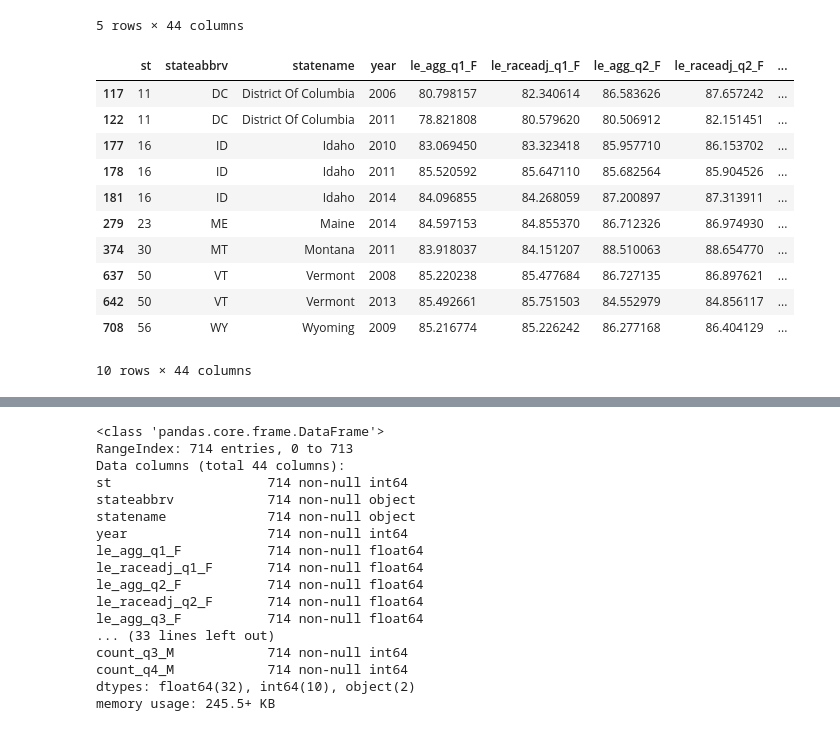
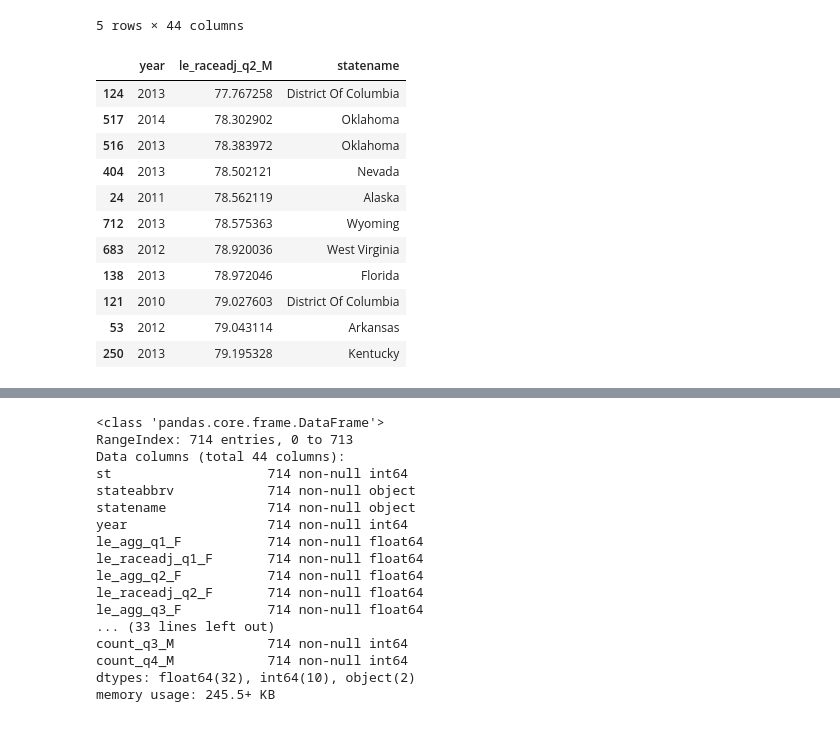
Before and after one commit to Eddiedude1/Battling_Life_Expectancy_Decline, a Jupyter notebook: Life Expectancy Data EDA Eddie.ipynb, the cells around one changed output, grey strips where cells are left out. Drawn from its saved outputs; the diff is of its cells as text; code cells hidden in the pictures.

```diff
--- a/Life Expectancy Data EDA Eddie.ipynb
+++ b/Life Expectancy Data EDA Eddie.ipynb
@@ -40,18 +40,19 @@ df_five.head()
 | 3 | 1 | AL | Alabama | 2004 | 82.787102 | 83.548531 | 83.221657 | 83.739426 | ... |
 | 4 | 1 | AL | Alabama | 2005 | 81.994995 | 82.799507 | 84.921387 | 85.402199 | ... |
 5 rows × 44 columns
-# %%
-df_five[df_five['le_agg_q4_M']>90].sort_values('statename')
-# %% [output]
-|  | st | stateabbrv | statename | year | le_agg_q1_F | le_raceadj_q1_F | le_agg_q2_F | le_raceadj_q2_F | ... |
-| 117 | 11 | DC | District Of Columbia | 2006 | 80.798157 | 82.340614 | 86.583626 | 87.657242 | ... |
-| 122 | 11 | DC | District Of Columbia | 2011 | 78.821808 | 80.579620 | 80.506912 | 82.151451 | ... |
-| 177 | 16 | ID | Idaho | 2010 | 83.069450 | 83.323418 | 85.957710 | 86.153702 | ... |
-| 178 | 16 | ID | Idaho | 2011 | 85.520592 | 85.647110 | 85.682564 | 85.904526 | ... |
-| 181 | 16 | ID | Idaho | 2014 | 84.096855 | 84.268059 | 87.200897 | 87.313911 | ... |
-| 279 | 23 | ME | Maine | 2014 | 84.597153 | 84.855370 | 86.712326 | 86.974930 | ... |
-| 374 | 30 | MT | Montana | 2011 | 83.918037 | 84.151207 | 88.510063 | 88.654770 | ... |
-| 637 | 50 | VT | Vermont | 2008 | 85.220238 | 85.477684 | 86.727135 | 86.897621 | ... |
-| 642 | 50 | VT | Vermont | 2013 | 85.492661 | 85.751503 | 84.552979 | 84.856117 | ... |
-| 708 | 56 | WY | Wyoming | 2009 | 85.216774 | 85.226242 | 86.277168 | 86.404129 | ... |
-10 rows × 44 columns
+# %%
+# Top 10 worst life expectancy
+df_five[(df_five['le_raceadj_q2_M']>70)& (df_five['year']>2009)][['year','le_raceadj_q2_M','statename']].sort_values('le_raceadj_q2_M',ascending=True)[:11]
+# %% [output]
+|  | year | le_raceadj_q2_M | statename |
+| 124 | 2013 | 77.767258 | District Of Columbia |
+| 517 | 2014 | 78.302902 | Oklahoma |
+| 516 | 2013 | 78.383972 | Oklahoma |
+| 404 | 2013 | 78.502121 | Nevada |
+| 24 | 2011 | 78.562119 | Alaska |
+| 712 | 2013 | 78.575363 | Wyoming |
+| 683 | 2012 | 78.920036 | West Virginia |
+| 138 | 2013 | 78.972046 | Florida |
+| 121 | 2010 | 79.027603 | District Of Columbia |
+| 53 | 2012 | 79.043114 | Arkansas |
+| 250 | 2013 | 79.195328 | Kentucky |
```
Also changed, not shown: parts of 1 cell of this notebook.
